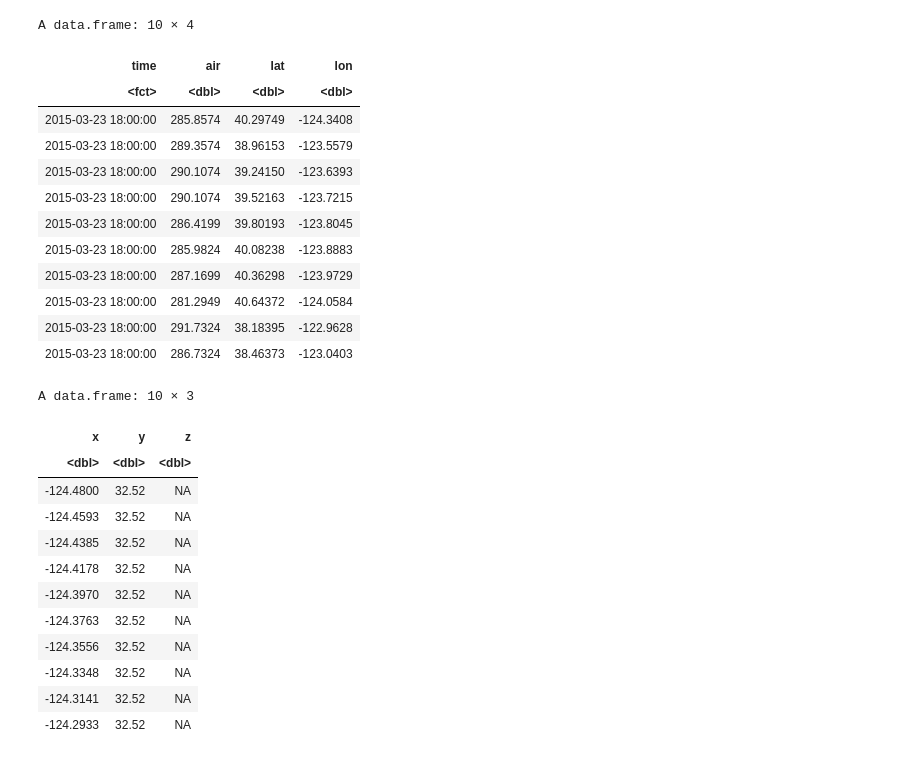
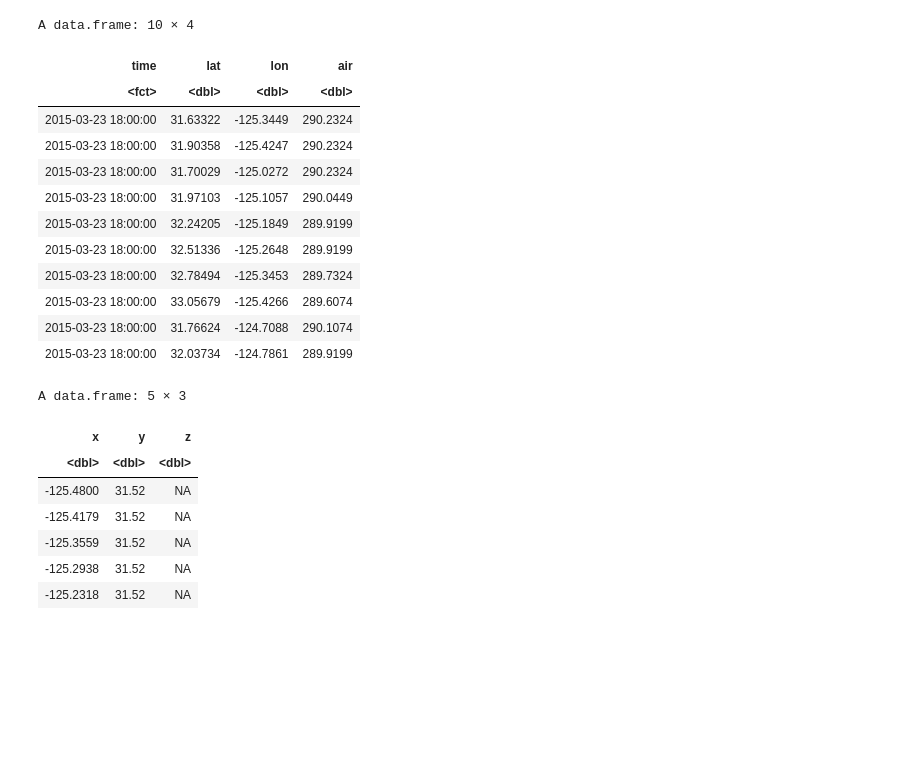
Before and after one commit to aristyogresearch/wildfire, a Jupyter notebook: notebooks/temperature_data_evaluation.ipynb, the cells around one changed output. Saved outputs shown, nothing was run; the diff lists cells and outputs as text; code cells hidden in the pictures; blank space fills up the shorter version.

Commit message:
Worked on weather maps

```diff
--- a/notebooks/temperature_data_evaluation.ipynb
+++ b/notebooks/temperature_data_evaluation.ipynb
@@ -1,50 +1,45 @@
 # %%
-NARR_temp_data <- read.csv(file='../data/NOAA_NARR_weather_data/california_air_sfc_2015_one_hour.csv', header=TRUE, sep=",")
+NARR_temp_data <- read.csv(file='../data/NOAA_NARR_weather_data/california_box_air_sfc_2015_one_hour.csv', header=TRUE, sep=",")
 # %%
 head(NARR_temp_data, n=10)
 # %% [output]
 A data.frame: 10 × 4
-| time | air | lat | lon |
+| time | lat | lon | air |
 | <fct> | <dbl> | <dbl> | <dbl> |
-| 2015-03-23 18:00:00 | 285.8574 | 40.29749 | -124.3408 |
-| 2015-03-23 18:00:00 | 289.3574 | 38.96153 | -123.5579 |
-| 2015-03-23 18:00:00 | 290.1074 | 39.24150 | -123.6393 |
-| 2015-03-23 18:00:00 | 290.1074 | 39.52163 | -123.7215 |
-| 2015-03-23 18:00:00 | 286.4199 | 39.80193 | -123.8045 |
-| 2015-03-23 18:00:00 | 285.9824 | 40.08238 | -123.8883 |
-| 2015-03-23 18:00:00 | 287.1699 | 40.36298 | -123.9729 |
-| 2015-03-23 18:00:00 | 281.2949 | 40.64372 | -124.0584 |
-| 2015-03-23 18:00:00 | 291.7324 | 38.18395 | -122.9628 |
-| 2015-03-23 18:00:00 | 286.7324 | 38.46373 | -123.0403 |
+| 2015-03-23 18:00:00 | 31.63322 | -125.3449 | 290.2324 |
+| 2015-03-23 18:00:00 | 31.90358 | -125.4247 | 290.2324 |
+| 2015-03-23 18:00:00 | 31.70029 | -125.0272 | 290.2324 |
+| 2015-03-23 18:00:00 | 31.97103 | -125.1057 | 290.0449 |
+| 2015-03-23 18:00:00 | 32.24205 | -125.1849 | 289.9199 |
+| 2015-03-23 18:00:00 | 32.51336 | -125.2648 | 289.9199 |
+| 2015-03-23 18:00:00 | 32.78494 | -125.3453 | 289.7324 |
+| 2015-03-23 18:00:00 | 33.05679 | -125.4266 | 289.6074 |
+| 2015-03-23 18:00:00 | 31.76624 | -124.7088 | 290.1074 |
+| 2015-03-23 18:00:00 | 32.03734 | -124.7861 | 289.9199 |
 # %%
 library(akima)
 library(ggplot2)
 
-lat_start <- 32.52
-lon_start <- -124.48
-lat_end <- 42.0
-lon_end <- -114.131
+lat_start = 31.52
+lon_start = -125.48
+lat_end = 43.0
+lon_end = -113.131
 
-gridint <- 500
+gridint <- 200
 # %%
-gridded_data <- with(NARR_temp_data, interp(x = lon, y = lat, z = air, linear = TRUE, extrap = TRUE,
+gridded_data <- with(NARR_temp_data, interp(x = lon, y = lat, z = air, linear = FALSE, extrap = FALSE,
                       xo=seq(lon_start, lon_end, length=gridint),
                       yo=seq(lat_start, lat_end, length=gridint)))
 
 gridded_data <- as.data.frame(interp2xyz(gridded_data))
 # %%
-head(gridded_data, n=10)
+head(gridded_data, n=5)
 # %% [output]
-A data.frame: 10 × 3
+A data.frame: 5 × 3
 | x | y | z |
 | <dbl> | <dbl> | <dbl> |
-| -124.4800 | 32.52 | NA |
-| -124.4593 | 32.52 | NA |
-| -124.4385 | 32.52 | NA |
-| -124.4178 | 32.52 | NA |
-| -124.3970 | 32.52 | NA |
-| -124.3763 | 32.52 | NA |
-| -124.3556 | 32.52 | NA |
-| -124.3348 | 32.52 | NA |
-| -124.3141 | 32.52 | NA |
-| -124.2933 | 32.52 | NA |
+| -125.4800 | 31.52 | NA |
+| -125.4179 | 31.52 | NA |
+| -125.3559 | 31.52 | NA |
+| -125.2938 | 31.52 | NA |
+| -125.2318 | 31.52 | NA |
```
Also changed, not shown: parts of 3 cells of this notebook, 3 other files.
